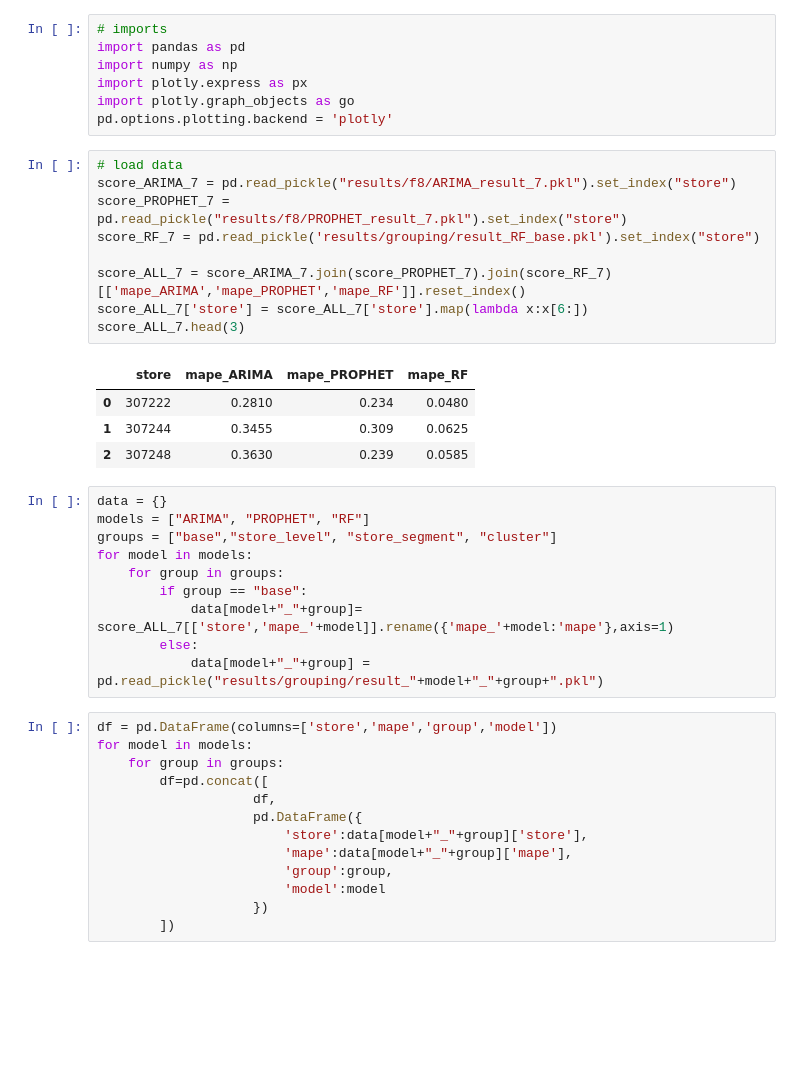
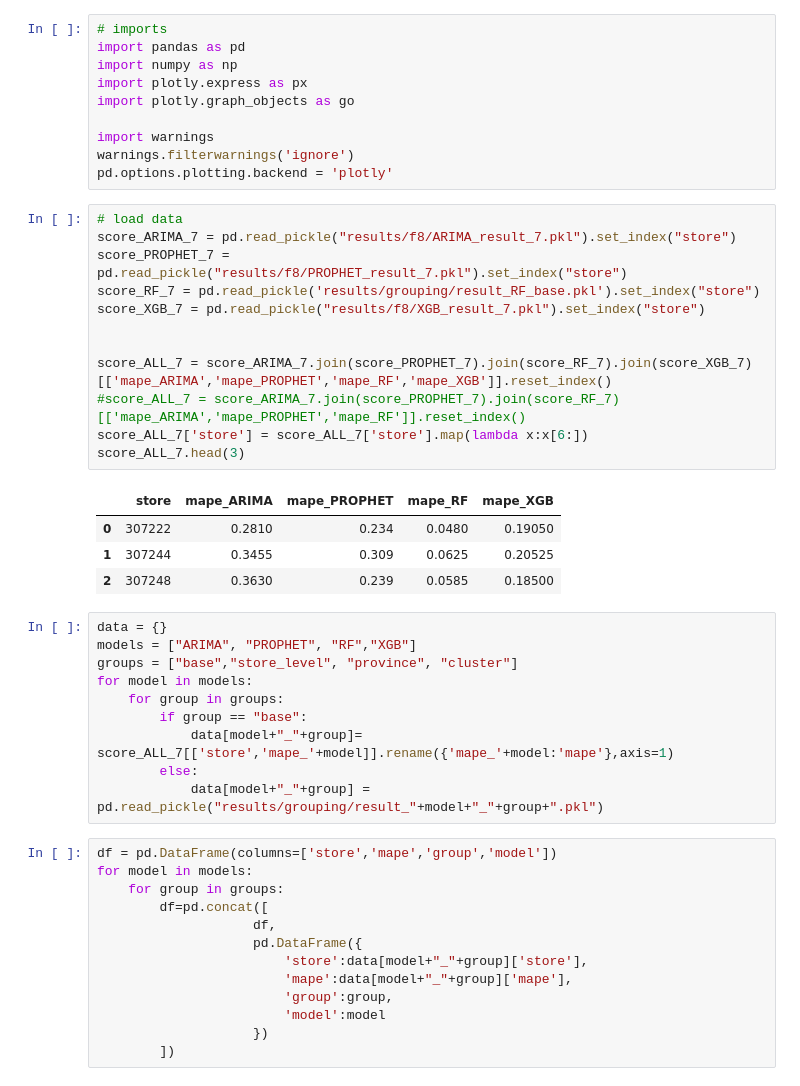
Before and after one commit to phucnh22/Sales_forecast, a Jupyter notebook: Forecast_8_GroupingResult.ipynb, the cells around one changed output. Drawn from its saved outputs; the diff is of its cells as text; blank space fills up the shorter version.

Commit message:
update grouping result

```diff
--- a/Forecast_8_GroupingResult.ipynb
+++ b/Forecast_8_GroupingResult.ipynb
@@ -4,25 +4,31 @@ import pandas as pd
 import numpy as np
 import plotly.express as px
 import plotly.graph_objects as go
+
+import warnings
+warnings.filterwarnings('ignore')
 pd.options.plotting.backend = 'plotly'
 # %%
 # load data
 score_ARIMA_7 = pd.read_pickle("results/f8/ARIMA_result_7.pkl").set_index("store")
 score_PROPHET_7 = pd.read_pickle("results/f8/PROPHET_result_7.pkl").set_index("store")
 score_RF_7 = pd.read_pickle('results/grouping/result_RF_base.pkl').set_index("store")
+score_XGB_7 = pd.read_pickle("results/f8/XGB_result_7.pkl").set_index("store")
 
-score_ALL_7 = score_ARIMA_7.join(score_PROPHET_7).join(score_RF_7)[['mape_ARIMA','mape_PROPHET','mape_RF']].reset_index()
+
+score_ALL_7 = score_ARIMA_7.join(score_PROPHET_7).join(score_RF_7).join(score_XGB_7)[['mape_ARIMA','mape_PROPHET','mape_RF','mape_XGB']].reset_index()
+#score_ALL_7 = score_ARIMA_7.join(score_PROPHET_7).join(score_RF_7)[['mape_ARIMA','mape_PROPHET','mape_RF']].reset_index()
 score_ALL_7['store'] = score_ALL_7['store'].map(lambda x:x[6:])
 score_ALL_7.head(3)
 # %% [output]
-|  | store | mape_ARIMA | mape_PROPHET | mape_RF |
-| 0 | 307222 | 0.2810 | 0.234 | 0.0480 |
-| 1 | 307244 | 0.3455 | 0.309 | 0.0625 |
-| 2 | 307248 | 0.3630 | 0.239 | 0.0585 |
+|  | store | mape_ARIMA | mape_PROPHET | mape_RF | mape_XGB |
+| 0 | 307222 | 0.2810 | 0.234 | 0.0480 | 0.19050 |
+| 1 | 307244 | 0.3455 | 0.309 | 0.0625 | 0.20525 |
+| 2 | 307248 | 0.3630 | 0.239 | 0.0585 | 0.18500 |
 # %%
 data = {}
-models = ["ARIMA", "PROPHET", "RF"]
-groups = ["base","store_level", "store_segment", "cluster"]
+models = ["ARIMA", "PROPHET", "RF","XGB"]
+groups = ["base","store_level", "province", "cluster"]
 for model in models:
     for group in groups:
         if group == "base":
```
Also changed, not shown: parts of 6 cells of this notebook, 11 other files.
